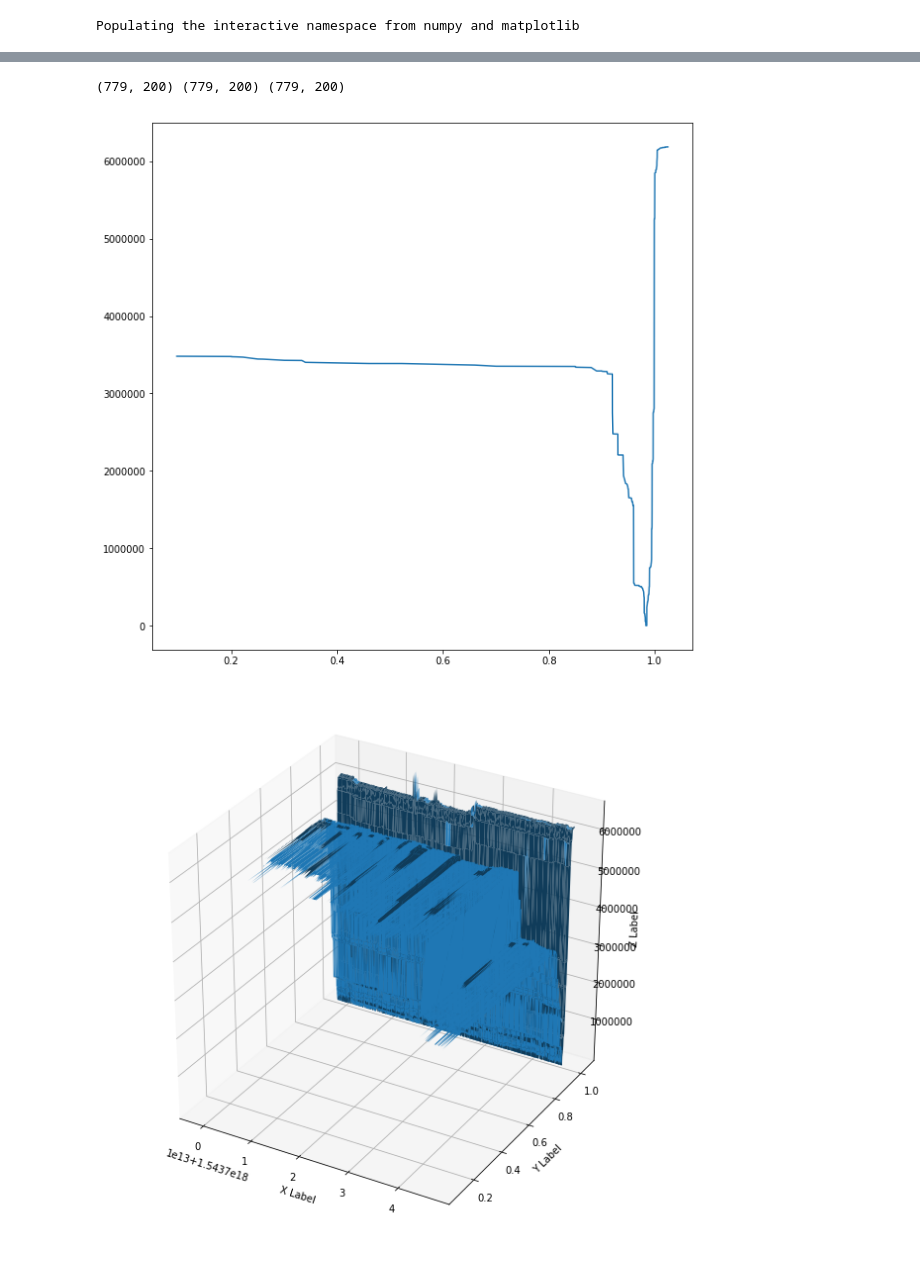
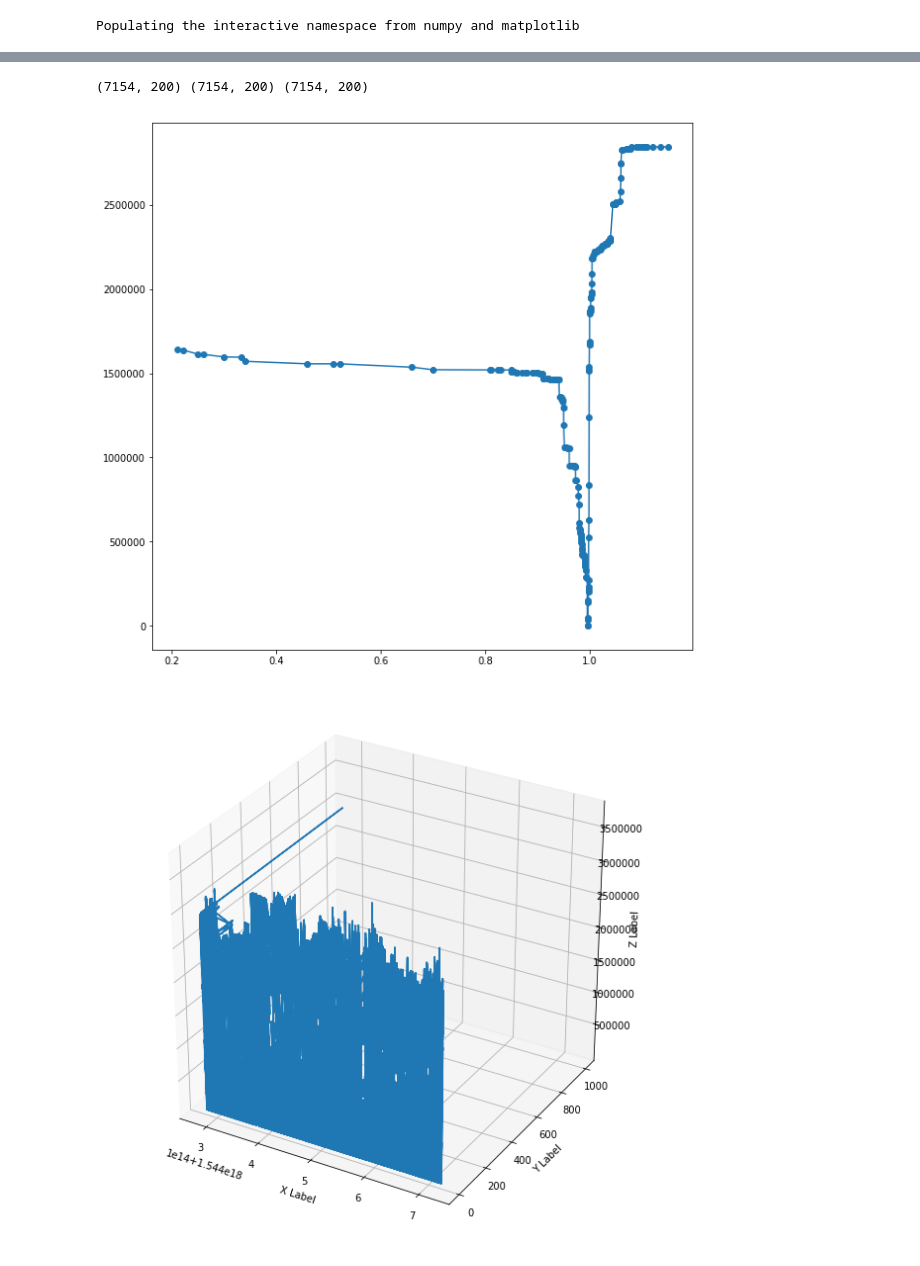
Before and after one commit to anatol-grabowski/kraken-data-collector, a Jupyter notebook: analyzer/depth.ipynb, the cells around one changed output, grey strips where cells are left out. Cells and saved outputs as stored; diff of their text form; code cells hidden in the pictures.

Commit message:
depth in time

```diff
--- a/analyzer/depth.ipynb
+++ b/analyzer/depth.ipynb
@@ -53,24 +66,28 @@ def calc_cum_vol(df):
 depths = calc_cum_vol(df)
 # %%
 p = depths
-Y = depths['price'].values
-Z = depths['cumvol'].values
-X = depths.index.values.reshape(-1, 1).repeat(Y.shape[1], axis=1).astype(int)
+p.sort_index(axis=1, inplace=True)
+# p = p.loc[p.index[-20]:, idx[['price', 'cumvol'], :, -20:20]]
+p = p.loc[p.index[0]:, idx[['price', 'cumvol'], :, :]]
+# display(p)
+Y = p['price'].values
+Z = p['cumvol'].values
+X = p.index.values.reshape(-1, 1).repeat(Y.shape[1], axis=1).astype(int)
 
 print(X.shape, Y.shape, Z.shape)
 fig, ax = plt.subplots(figsize=[10,10])
-ax.plot(Y[-1], Z[-1])
+ax.plot(Y[-1], Z[-1], marker='o')
 
 fig = plt.figure(figsize=[10,10])
 ax = fig.add_subplot(111, projection='3d')
-ax.plot_surface(X, Y, Z)
+ax.plot_wireframe(X, Y, Z)
 
 ax.set_xlabel('X Label')
 ax.set_ylabel('Y Label')
 ax.set_zlabel('Z Label')
 
 plt.show()
 # %% [output]
-(779, 200) (779, 200) (779, 200)
+(7154, 200) (7154, 200) (7154, 200)
-[figure, old version]
+[figure, new version]
-[figure, old version]
+[figure, new version]
```
Also changed, not shown: parts of 9 cells of this notebook, 7 other files.
